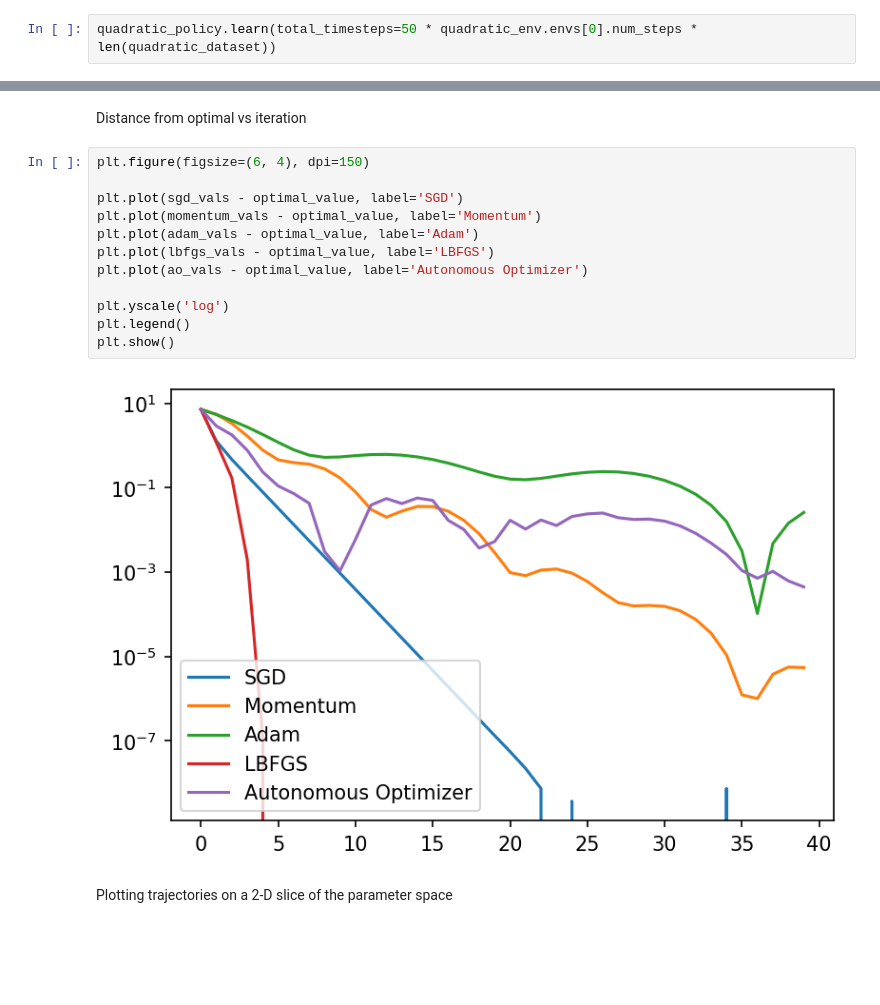
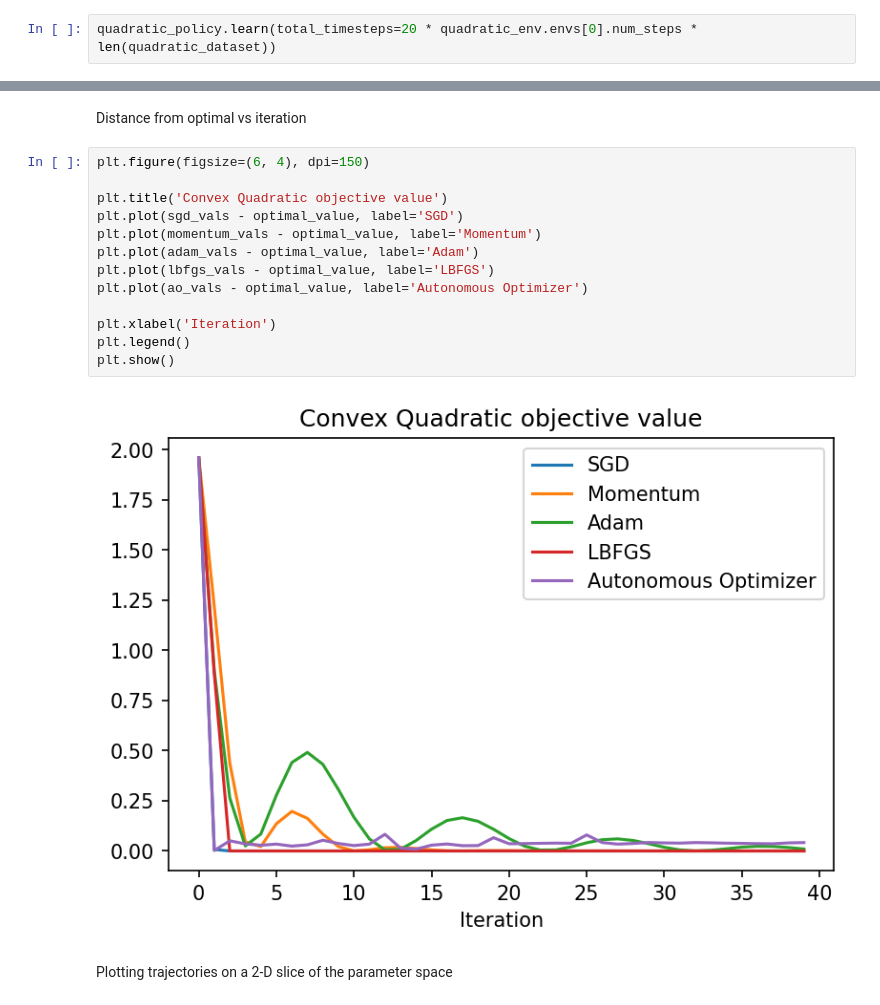
Before and after one commit to stewy33/Learning-to-Optimize, a Jupyter notebook: experiments.ipynb, the cells around one changed output, grey strips where cells are left out. Saved outputs shown, nothing was run; the diff lists cells and outputs as text; blank space fills up the shorter version.

```diff
--- a/experiments.ipynb
+++ b/experiments.ipynb
@@ -46,7 +47,7 @@ quadratic_policy = stable_baselines3.PPO('MlpPolicy', quadratic_env, n_steps=2,
 # %% [markdown]
 Train the algorithm on 20 passes over the dataset
 # %%
-quadratic_policy.learn(total_timesteps=50 * quadratic_env.envs[0].num_steps * len(quadratic_dataset))
+quadratic_policy.learn(total_timesteps=20 * quadratic_env.envs[0].num_steps * len(quadratic_dataset))
 # %% [output]
 <stable_baselines3.ppo.ppo.PPO at 0x...>
 # %% [markdown]
@@ -95,17 +96,18 @@ Distance from optimal vs iteration
 # %%
 plt.figure(figsize=(6, 4), dpi=150)
 
+plt.title('Convex Quadratic objective value')
 plt.plot(sgd_vals - optimal_value, label='SGD')
 plt.plot(momentum_vals - optimal_value, label='Momentum')
 plt.plot(adam_vals - optimal_value, label='Adam')
 plt.plot(lbfgs_vals - optimal_value, label='LBFGS')
 plt.plot(ao_vals - optimal_value, label='Autonomous Optimizer')
 
-plt.yscale('log')
+plt.xlabel('Iteration')
 plt.legend()
 plt.show()
 # %% [output]
-[figure, old version]
+[figure, new version]
 # %% [markdown]
 Plotting trajectories on a 2-D slice of the parameter space
 # %%
```
Also changed, not shown: parts of 21 cells of this notebook, 3 other files.
